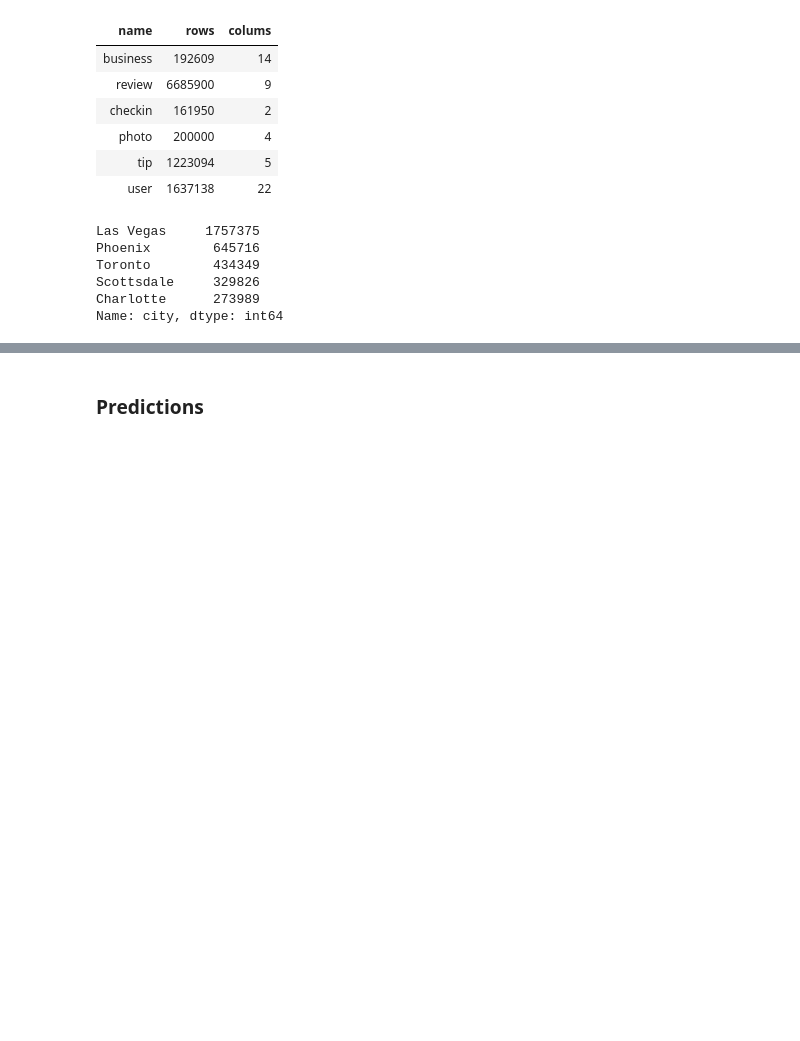
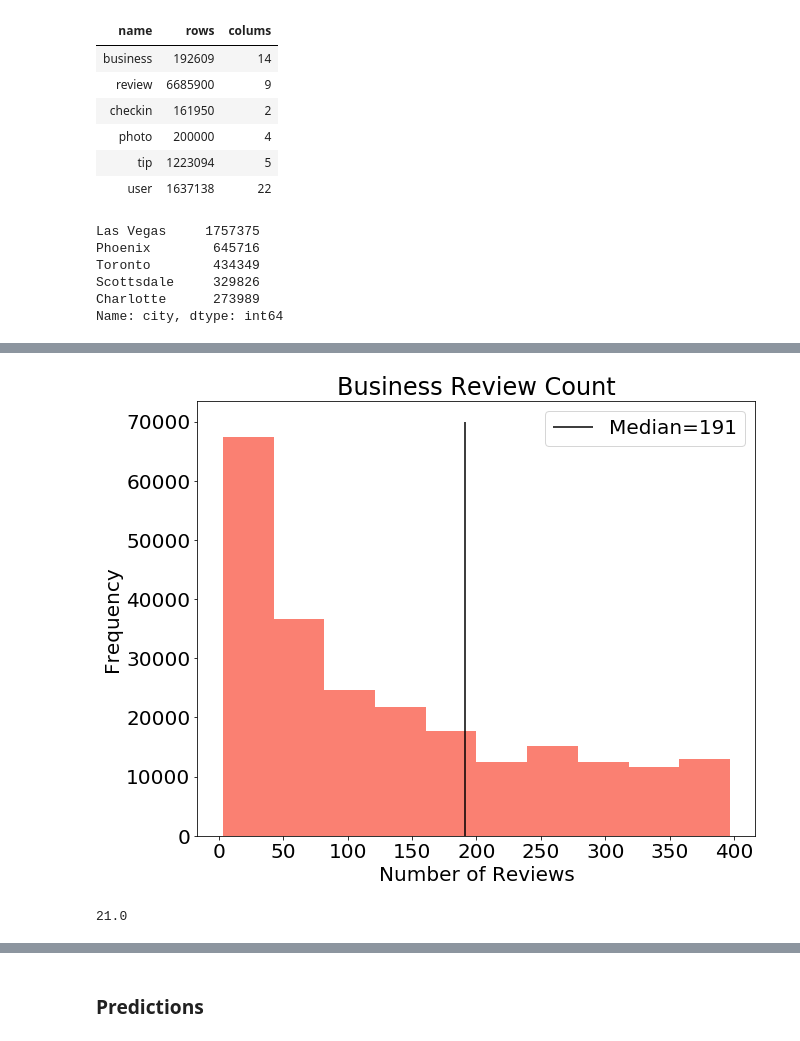
Before and after one commit to yuchild/yelp_cap3_jupyter, a Jupyter notebook: yelp_users_help_from_yelp.ipynb, the cells around one changed output, grey strips where cells are left out. Saved outputs shown, nothing was run; the diff lists cells and outputs as text; code cells hidden in the pictures; blank space fills up the shorter version.

```diff
--- a/yelp_users_help_from_yelp.ipynb
+++ b/yelp_users_help_from_yelp.ipynb
@@ -78,0 +133,15 @@ Name: city, dtype: int64
+# %%
+plt.figure(figsize=(10,8))
+plt.hist(user_rev_biz_scott.biz_review_count.loc[user_rev_biz_scott.biz_review_count < 400], color='salmon')
+plt.vlines(191, 0, 70000, label='Median=191')
+plt.xlabel('Number of Reviews')
+plt.ylabel('Frequency')
+plt.title('Business Review Count')
+plt.legend();
+fig.savefig('png/biz_rev_count.png')
+# %% [output]
+[figure, added]
+# %%
+user_rev_biz_scott.user_review_count.median()
+# %% [output]
+21.0
```
Also changed, not shown: parts of 55 cells of this notebook, 15 other files.
